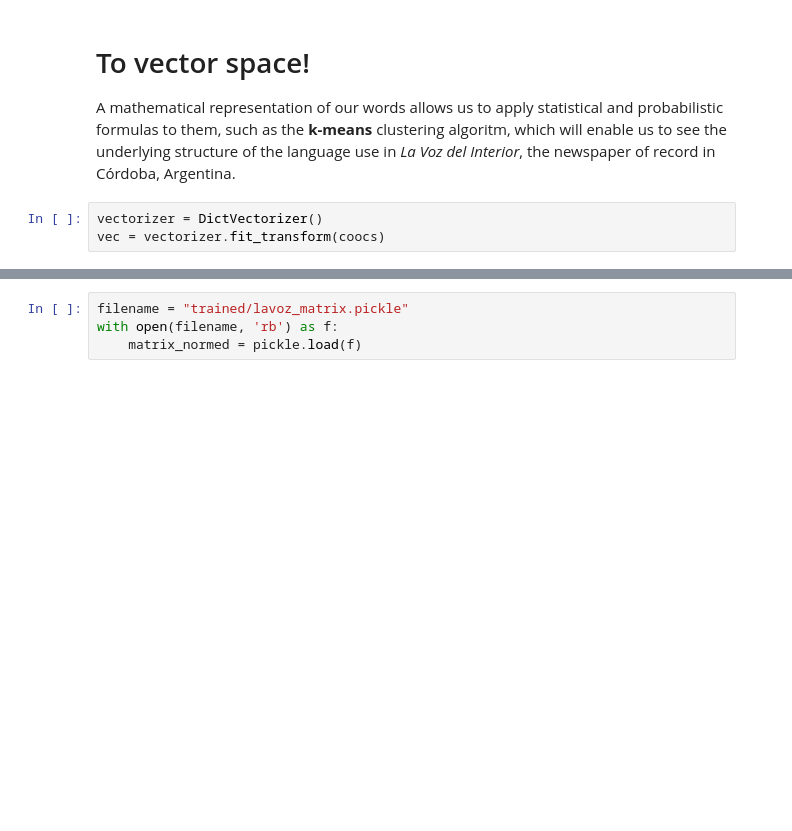
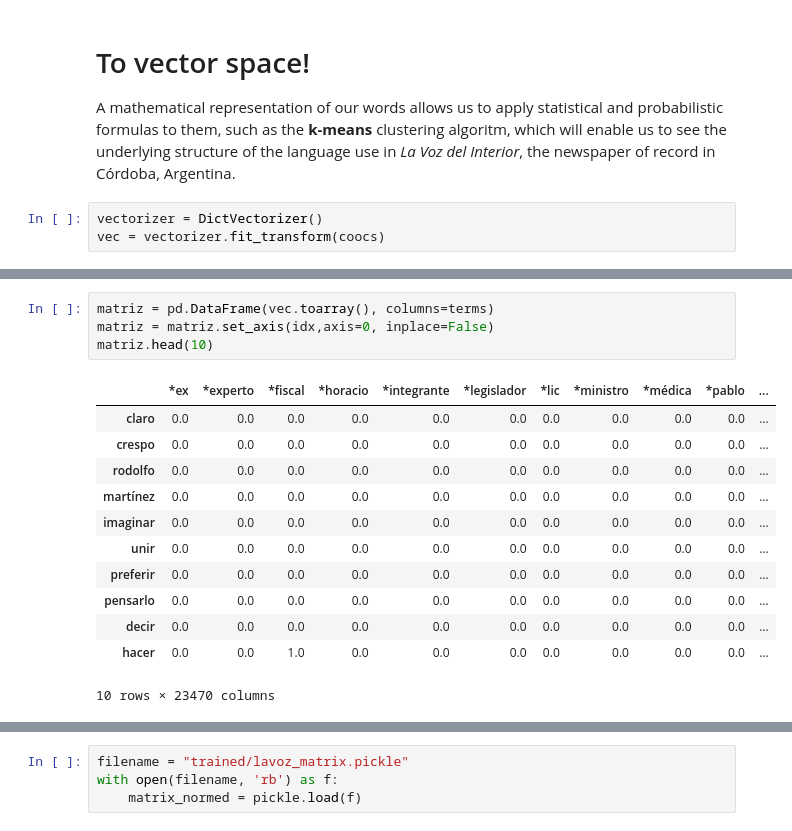
Before and after one commit to bubjanes/text_mining, a Jupyter notebook: newspaper_cooc_clustering.ipynb, the cells around one changed output, grey strips where cells are left out. Saved outputs shown, nothing was run; the diff lists cells and outputs as text; blank space fills up the shorter version.

```diff
--- a/newspaper_cooc_clustering.ipynb
+++ b/newspaper_cooc_clustering.ipynb
@@ -223 +243,18 @@ especialidad
+# %%
+matriz = pd.DataFrame(vec.toarray(), columns=terms)
+matriz = matriz.set_axis(idx,axis=0, inplace=False)
+matriz.head(10)
+# %% [output]
+|  | *ex | *experto | *fiscal | *horacio | *integrante | *legislador | *lic | *ministro | *médica | *pablo | ... |
+| claro | 0.0 | 0.0 | 0.0 | 0.0 | 0.0 | 0.0 | 0.0 | 0.0 | 0.0 | 0.0 | ... |
+| crespo | 0.0 | 0.0 | 0.0 | 0.0 | 0.0 | 0.0 | 0.0 | 0.0 | 0.0 | 0.0 | ... |
+| rodolfo | 0.0 | 0.0 | 0.0 | 0.0 | 0.0 | 0.0 | 0.0 | 0.0 | 0.0 | 0.0 | ... |
+| martínez | 0.0 | 0.0 | 0.0 | 0.0 | 0.0 | 0.0 | 0.0 | 0.0 | 0.0 | 0.0 | ... |
+| imaginar | 0.0 | 0.0 | 0.0 | 0.0 | 0.0 | 0.0 | 0.0 | 0.0 | 0.0 | 0.0 | ... |
+| unir | 0.0 | 0.0 | 0.0 | 0.0 | 0.0 | 0.0 | 0.0 | 0.0 | 0.0 | 0.0 | ... |
+| preferir | 0.0 | 0.0 | 0.0 | 0.0 | 0.0 | 0.0 | 0.0 | 0.0 | 0.0 | 0.0 | ... |
+| pensarlo | 0.0 | 0.0 | 0.0 | 0.0 | 0.0 | 0.0 | 0.0 | 0.0 | 0.0 | 0.0 | ... |
+| decir | 0.0 | 0.0 | 0.0 | 0.0 | 0.0 | 0.0 | 0.0 | 0.0 | 0.0 | 0.0 | ... |
+| hacer | 0.0 | 0.0 | 1.0 | 0.0 | 0.0 | 0.0 | 0.0 | 0.0 | 0.0 | 0.0 | ... |
+10 rows × 23470 columns
 # %% [markdown]
```
Also changed, not shown: parts of 14 cells of this notebook.
